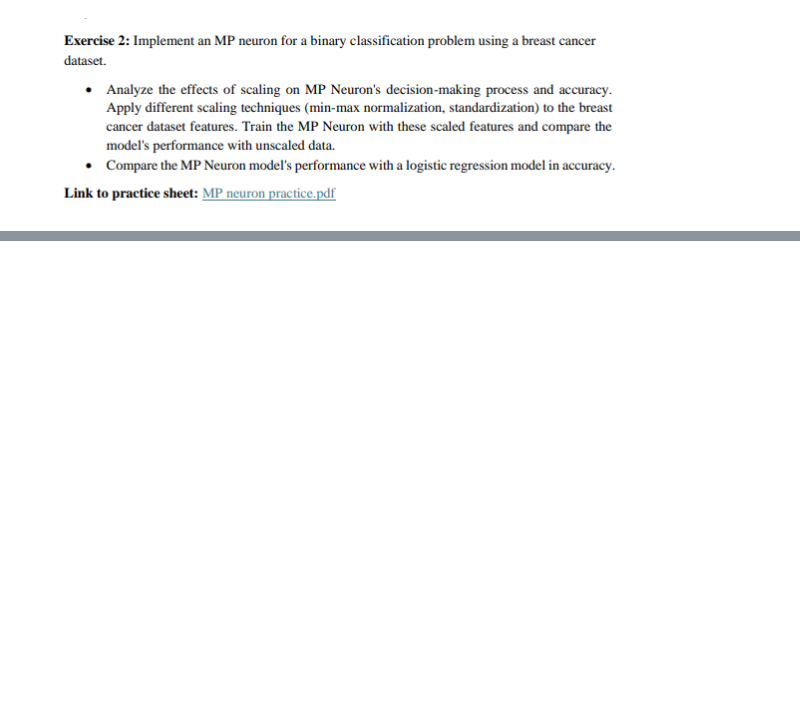
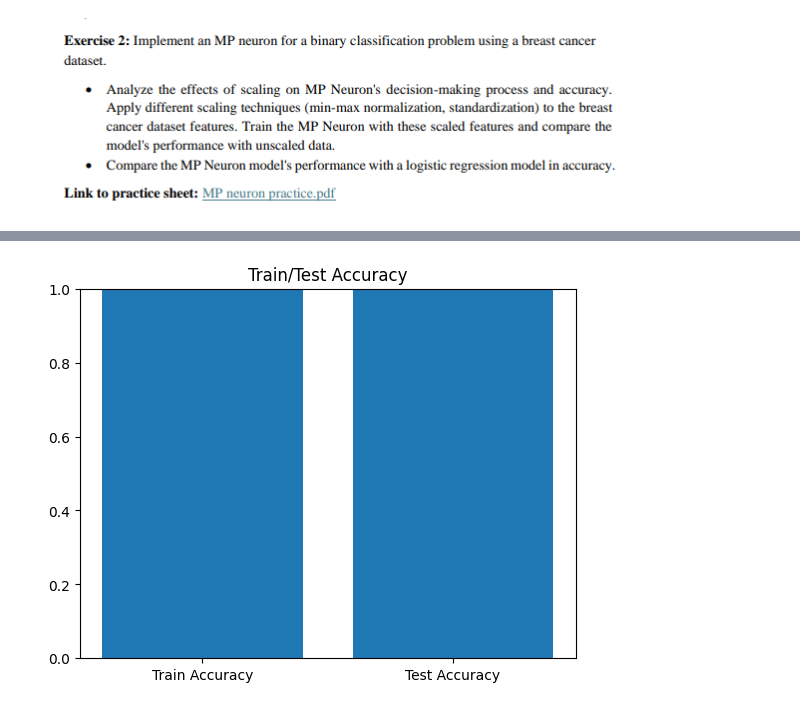
Before and after one commit to TheHuntsman4/Semester-5, a Jupyter notebook: DL/Labsheets/labsheet2/labsheet2.ipynb, the cells around one changed output, grey strips where cells are left out. Saved outputs shown, nothing was run; the diff lists cells and outputs as text; code cells hidden in the pictures; blank space fills up the shorter version.

```diff
--- a/DL/Labsheets/labsheet2/labsheet2.ipynb
+++ b/DL/Labsheets/labsheet2/labsheet2.ipynb
@@ -52,0 +94,12 @@ NOR: [1, 1, 1, 0]
+# %%
+X_binarised_train = X_binarised_train.values
+X_binarised_test = X_binarised_test.values
+# %%
+for b in range(X_binarised_train.shape[1]+1):
+  Y_pred_train = []
+  accurate_rows = 0
+  for x,y in zip(X_binarised_train,Y_train):
+    y_pred = (np.sum(x)>=b)
+    Y_pred_train.append(y_pred)
+    accurate_rows += (y==y_pred)
+  print(b,accurate_rows/X_binarised_train.shape[0])
@@ -52,0 +220,12 @@ NOR: [1, 1, 1, 0]
+# %%
+iris = load_iris()
+data = pd.DataFrame(data=iris.data, columns=iris.feature_names)
+data['target'] = iris.target
+
+# Filter to only include Setosa and Versicolor
+data = data[data['target'] != 2]
+
+X = data[iris.feature_names]
+y = data['target'].replace({0: 0, 1: 1})
+
+X_train, X_test, y_train, y_test = train_test_split(X, y, test_size=0.3, random_state=42)
@@ -52,0 +265,15 @@ NOR: [1, 1, 1, 0]
+# %%
+perceptron = Perceptron(learning_rate=0.1, n_epochs=100)
+perceptron.fit(X_train.to_numpy(), y_train.to_numpy())
+
+# Evaluate accuracy
+train_accuracy = np.mean(perceptron.predict(X_train.to_numpy()) == y_train.to_numpy())
+test_accuracy = np.mean(perceptron.predict(X_test.to_numpy()) == y_test.to_numpy())
+
+# Plot accuracy
+plt.bar(['Train Accuracy', 'Test Accuracy'], [train_accuracy, test_accuracy])
+plt.ylim(0, 1)
+plt.title('Train/Test Accuracy')
+plt.show()
+# %% [output]
+[figure, added]
```
Also changed, not shown: parts of 17 cells of this notebook, 1 other file.
